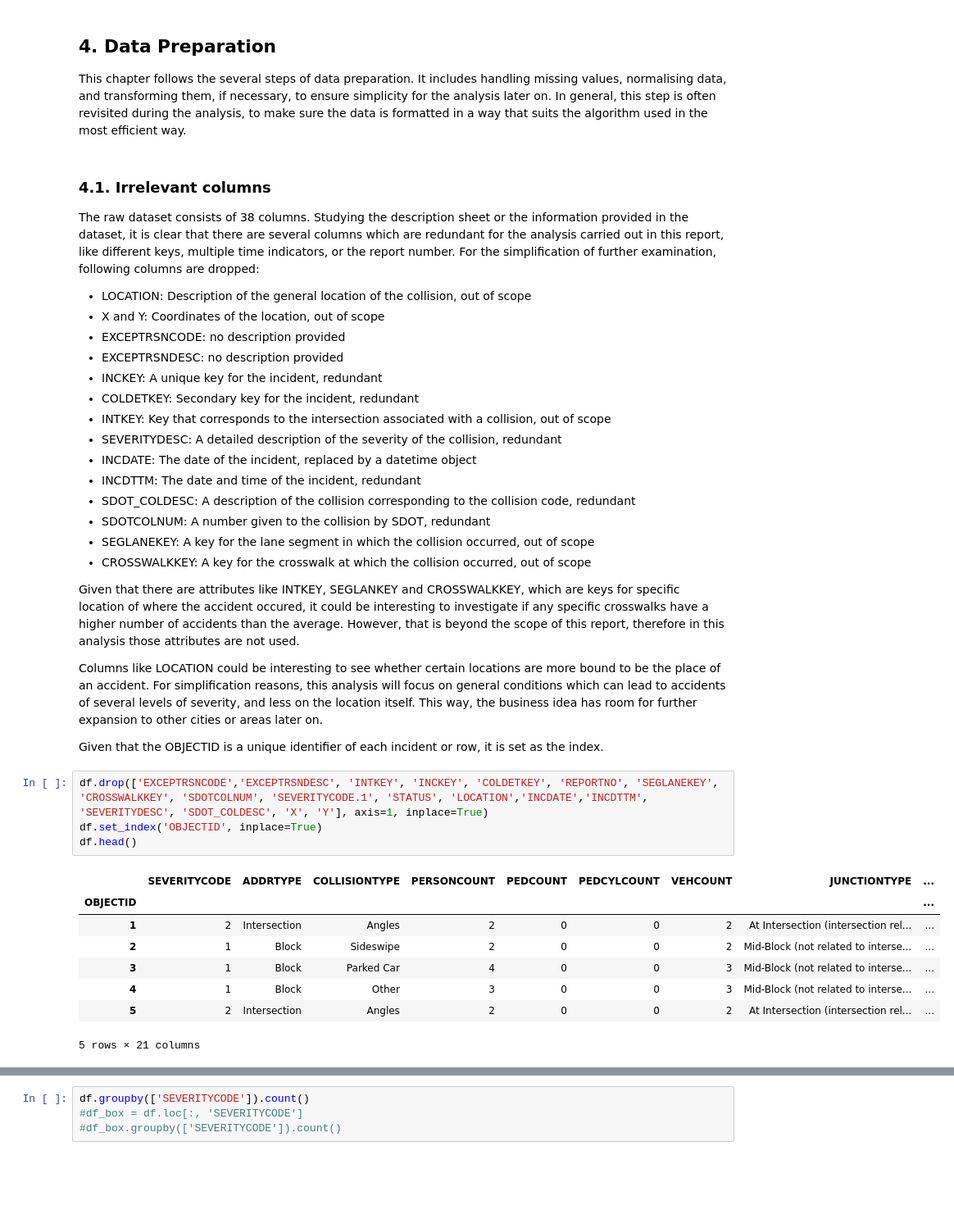
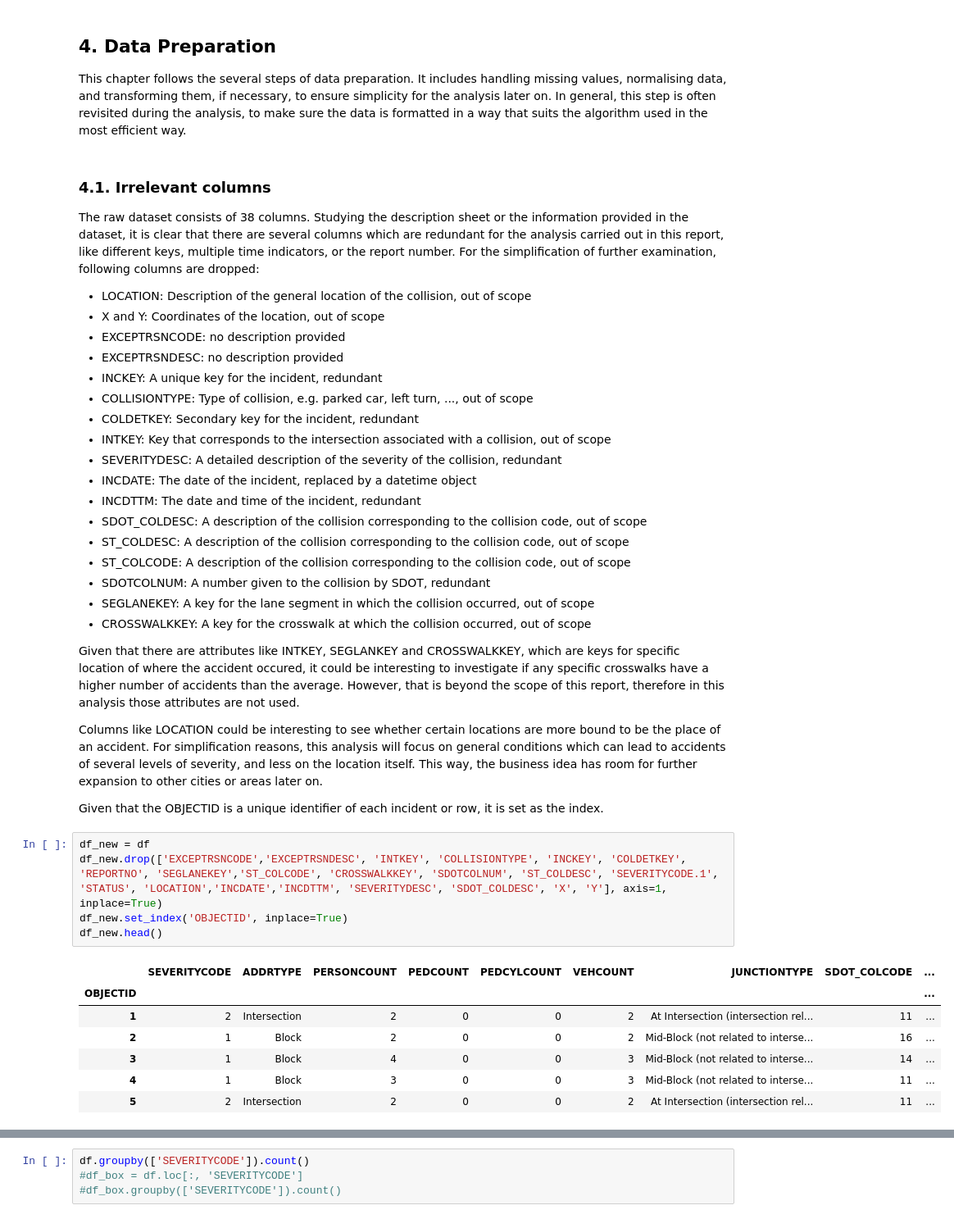
Before and after one commit to pokebaum/Coursera_Capstone, a Jupyter notebook: Capstone Project.ipynb, the cells around one changed output, grey strips where cells are left out. Shown at 82% size. Drawn from its saved outputs; the diff is of its cells as text; blank space fills up the shorter version.

```diff
--- a/Capstone Project.ipynb
+++ b/Capstone Project.ipynb
@@ -169,12 +164,15 @@ The raw dataset consists of 38 columns. Studying the description sheet or the in
 - EXCEPTRSNCODE: no description provided
 - EXCEPTRSNDESC: no description provided
 - INCKEY:  A unique key for the incident, redundant
+- COLLISIONTYPE: Type of collision, e.g. parked car, left turn, ..., out of scope
 - COLDETKEY: Secondary key for the incident, redundant
 - INTKEY: Key that corresponds to the intersection associated with a collision, out of scope
 - SEVERITYDESC: A detailed description of the severity of the collision, redundant
 - INCDATE: The date of the incident, replaced by a datetime object
 - INCDTTM: The date and time of the incident, redundant
-- SDOT_COLDESC: A description of the collision corresponding to the collision code, redundant
+- SDOT_COLDESC: A description of the collision corresponding to the collision code, out of scope
+- ST_COLDESC: A description of the collision corresponding to the collision code, out of scope
+- ST_COLCODE:  A description of the collision corresponding to the collision code, out of scope
 - SDOTCOLNUM: A number given to the collision by SDOT, redundant
 - SEGLANEKEY: A key for the lane segment in which the collision occurred, out of scope
 - CROSSWALKKEY: A key for the crosswalk at which the collision occurred, out of scope
@@ -185,15 +183,15 @@ Columns like LOCATION could be interesting to see whether certain locations are
 
 Given that the OBJECTID is a unique identifier of each incident or row, it is set as the index.
 # %%
-df.drop(['EXCEPTRSNCODE','EXCEPTRSNDESC', 'INTKEY', 'INCKEY', 'COLDETKEY', 'REPORTNO', 'SEGLANEKEY', 'CROSSWALKKEY', 'SDOTCOLNUM', 'SEVERITYCODE.1', 'STATUS', 'LOCATION','INCDATE','INCDTTM', 'SEVERITYDESC', 'SDOT_COLDESC', 'X', 'Y'], axis=1, inplace=True)
-df.set_index('OBJECTID', inplace=True)
-df.head()
+df_new = df
+df_new.drop(['EXCEPTRSNCODE','EXCEPTRSNDESC', 'INTKEY', 'COLLISIONTYPE', 'INCKEY', 'COLDETKEY', 'REPORTNO', 'SEGLANEKEY','ST_COLCODE', 'CROSSWALKKEY', 'SDOTCOLNUM', 'ST_COLDESC', 'SEVERITYCODE.1', 'STATUS', 'LOCATION','INCDATE','INCDTTM', 'SEVERITYDESC', 'SDOT_COLDESC', 'X', 'Y'], axis=1, inplace=True)
+df_new.set_index('OBJECTID', inplace=True)
+df_new.head()
 # %% [output]
-|  | SEVERITYCODE | ADDRTYPE | COLLISIONTYPE | PERSONCOUNT | PEDCOUNT | PEDCYLCOUNT | VEHCOUNT | JUNCTIONTYPE | ... |
+|  | SEVERITYCODE | ADDRTYPE | PERSONCOUNT | PEDCOUNT | PEDCYLCOUNT | VEHCOUNT | JUNCTIONTYPE | SDOT_COLCODE | ... |
 | OBJECTID |  |  |  |  |  |  |  |  | ... |
-| 1 | 2 | Intersection | Angles | 2 | 0 | 0 | 2 | At Intersection (intersection rel... | ... |
-| 2 | 1 | Block | Sideswipe | 2 | 0 | 0 | 2 | Mid-Block (not related to interse... | ... |
-| 3 | 1 | Block | Parked Car | 4 | 0 | 0 | 3 | Mid-Block (not related to interse... | ... |
-| 4 | 1 | Block | Other | 3 | 0 | 0 | 3 | Mid-Block (not related to interse... | ... |
-| 5 | 2 | Intersection | Angles | 2 | 0 | 0 | 2 | At Intersection (intersection rel... | ... |
+| 1 | 2 | Intersection | 2 | 0 | 0 | 2 | At Intersection (intersection rel... | 11 | ... |
+| 2 | 1 | Block | 2 | 0 | 0 | 2 | Mid-Block (not related to interse... | 16 | ... |
+| 3 | 1 | Block | 4 | 0 | 0 | 3 | Mid-Block (not related to interse... | 14 | ... |
+| 4 | 1 | Block | 3 | 0 | 0 | 3 | Mid-Block (not related to interse... | 11 | ... |
+| 5 | 2 | Intersection | 2 | 0 | 0 | 2 | At Intersection (intersection rel... | 11 | ... |
-5 rows × 21 columns
```
Also changed, not shown: parts of 27 cells of this notebook.
